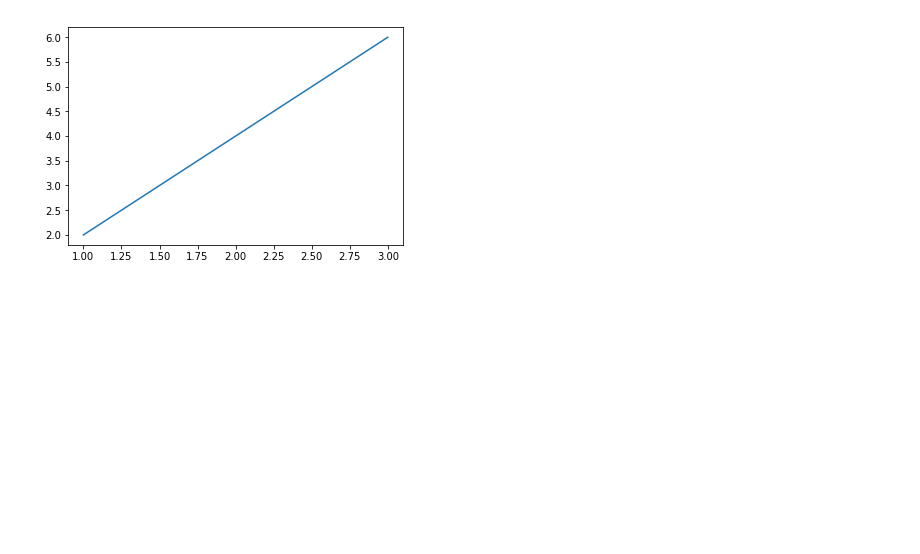
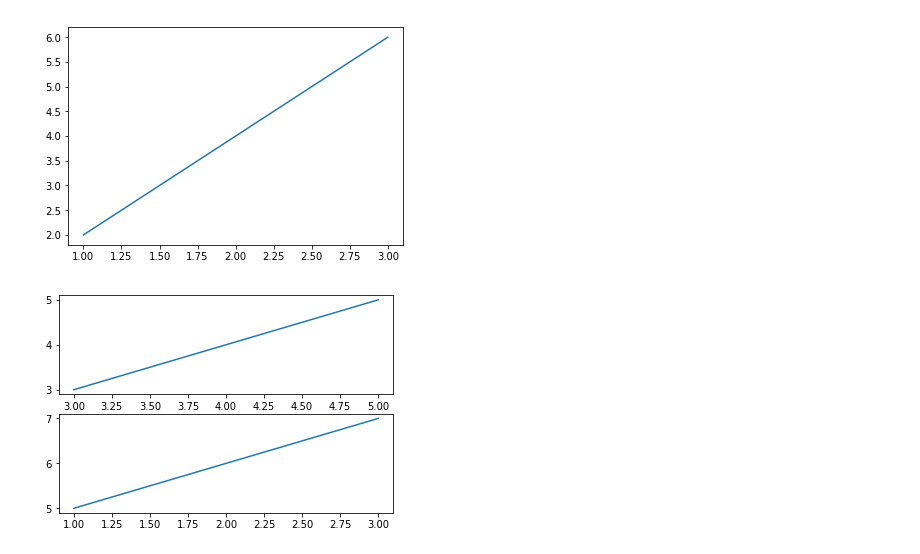
Before and after one commit to shadowimp/python-is-all-you-need, a Jupyter notebook: notebook/numpy_tutorial.ipynb, the cells around one changed output. Drawn from its saved outputs; the diff is of its cells as text; code cells hidden in the pictures; blank space fills up the shorter version.

```diff
--- a/notebook/numpy_tutorial.ipynb
+++ b/notebook/numpy_tutorial.ipynb
@@ -196,6 +236,20 @@ plt.plot(x,y)
 plt.show()
 # %% [output]
 [figure]
+# %%
+x = [3,4,5]
+y = [3,4,5]
+plt.subplot(2,1,1)
+plt.plot(x,y)
+
+x1 = [1,2,3]
+y1 = [5,6,7]
+plt.subplot(2,1,2)  # 子图， 两行一列中的第一个
+
+plt.plot(x1,y1)
+plt.show()
+# %% [output]
+[figure, added]
 # %%
 import matplotlib.pyplot as plt
 import numpy as np
```
Also changed, not shown: parts of 27 cells of this notebook, 5 other files.
